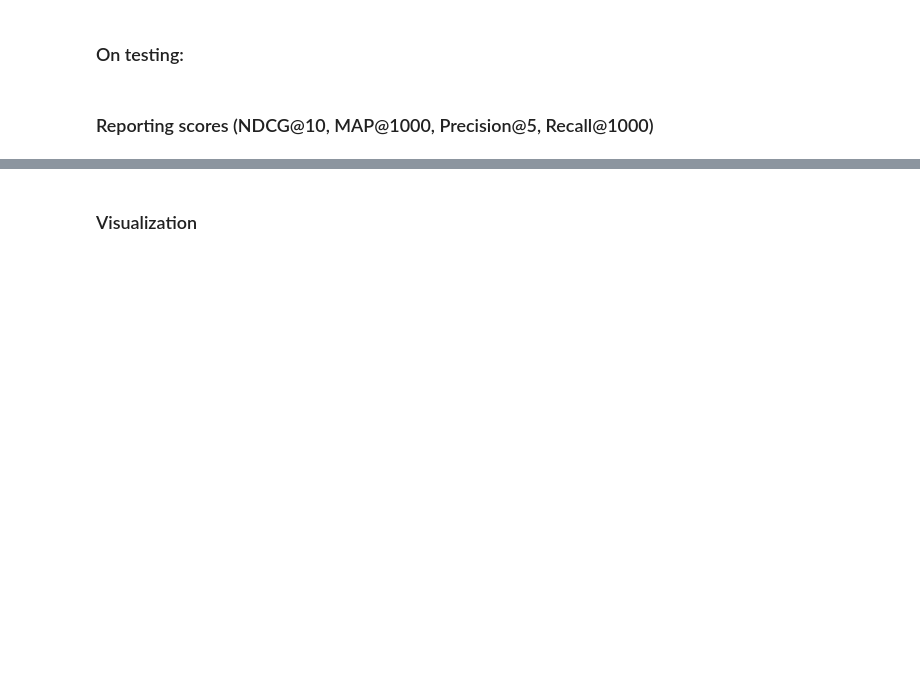
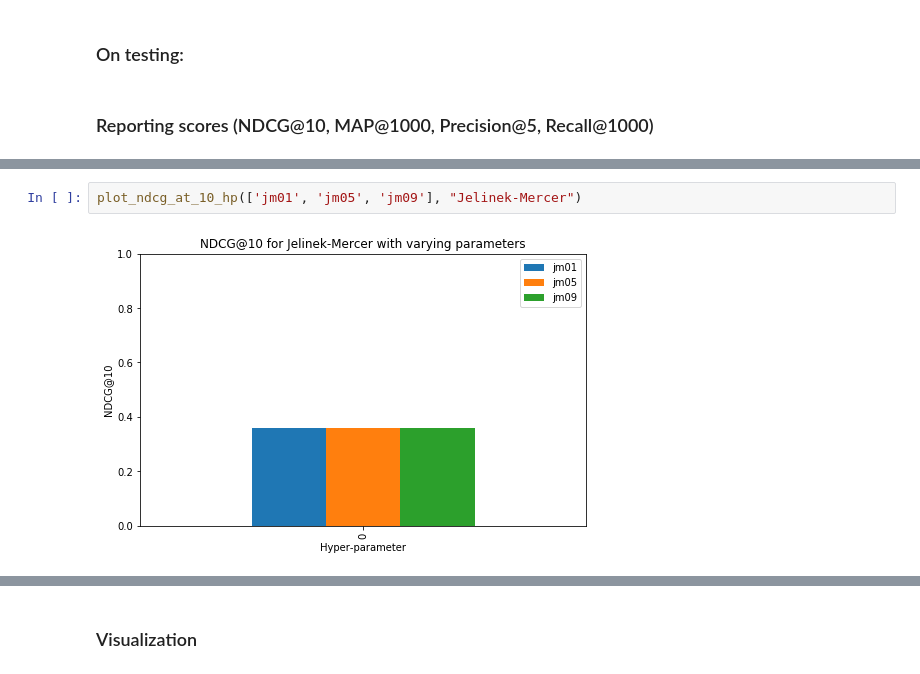
Before and after one commit to jo812568/ds-uva, a Jupyter notebook: Searching for Unstructured and Structured Data/hw1_final.ipynb, the cells around one changed output, grey strips where cells are left out. Saved outputs shown, nothing was run; the diff lists cells and outputs as text; blank space fills up the shorter version.

```diff
--- a/Searching for Unstructured and Structured Data/hw1_final.ipynb
+++ b/Searching for Unstructured and Structured Data/hw1_final.ipynb
@@ -783,0 +987,4 @@ test_metrics_df
+# %%
+plot_ndcg_at_10_hp(['jm01', 'jm05', 'jm09'], "Jelinek-Mercer")
+# %% [output]
+[figure, added]
```
Also changed, not shown: parts of 106 cells of this notebook, 2 other files.
